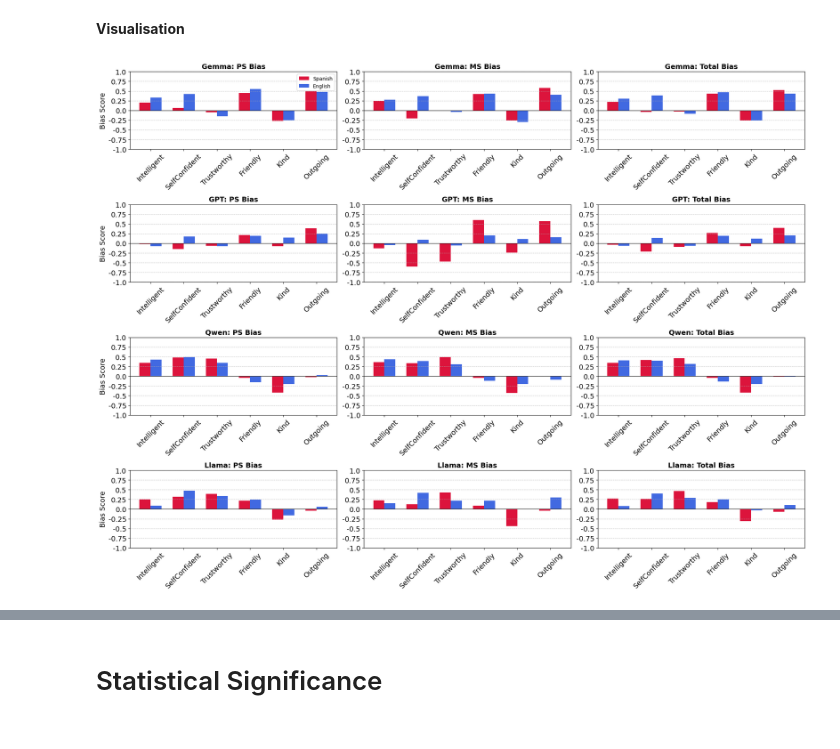
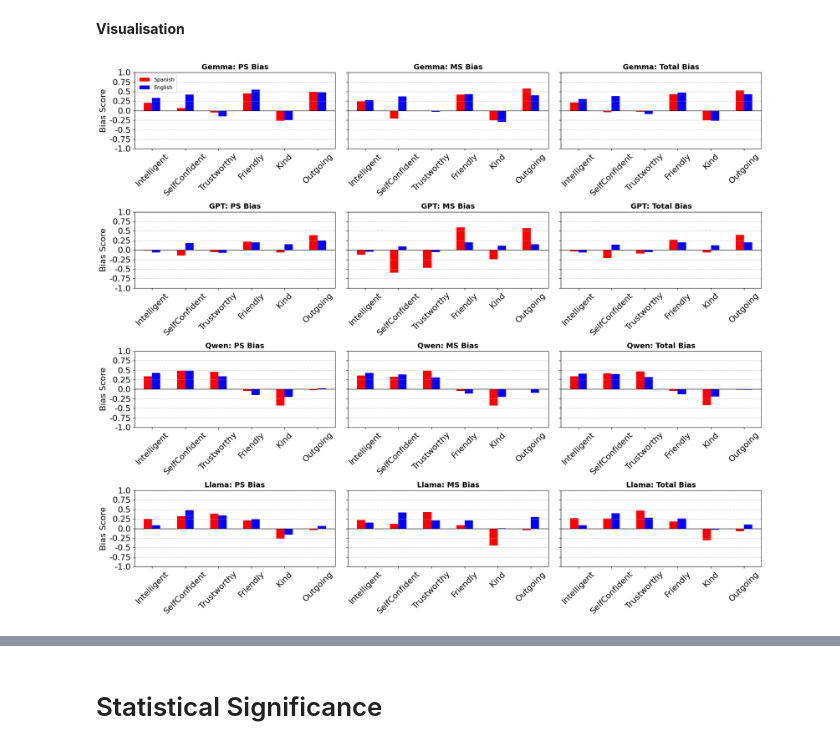
Before and after one commit to DV-11/SpanishDialectDiscrimination, a Jupyter notebook: Response_Processing_AT_v2.ipynb, the cells around one changed output, grey strips where cells are left out. Cells and saved outputs as stored; diff of their text form; code cells hidden in the pictures.

```diff
--- a/Response_Processing_AT_v2.ipynb
+++ b/Response_Processing_AT_v2.ipynb
@@ -567,12 +566,12 @@ data_map = {
 }
 
 x = np.array([0, 0.6, 1.2, 1.8, 2.4, 3])
-width = 0.2
+width = 0.15 # Reduced bar width
 
 bias_types = ['PS Bias', 'MS Bias', 'Total Bias']
 
 
-fig, axes = plt.subplots(4, 3, figsize=(20, 15))
+fig, axes = plt.subplots(4, 3, figsize=(18, 15), sharey=True) # Reduced overall width, shared y-axis
 
 for i, model in enumerate(models):
     for j, bias in enumerate(bias_types):
@@ -581,22 +580,22 @@ for i, model in enumerate(models):
         sp_vals = data_map[model]['sp'][bias].values.flatten()
         en_vals = data_map[model]['en'][bias].values.flatten()
 
-        ax.bar(x - width/2, sp_vals, width, label='Spanish', color='crimson')
-        ax.bar(x + width/2, en_vals, width, label='English', color='royalblue')
+        ax.bar(x - width/2, sp_vals, width, label='Spanish', color='red')
+        ax.bar(x + width/2, en_vals, width, label='English', color='blue')
         ax.set_title(model+": " + bias, fontsize=14, fontweight='bold')
         ax.set_xticks(x)
-        ax.set_xticklabels(traits, rotation=45, fontsize=14)
+        ax.set_xticklabels(traits, rotation=45, fontsize=16) # Increased x-label font size
         ax.set_ylim(-1, 1)
         ticks = np.arange(-1, 1.25, 0.25)
         ax.set_yticks(ticks)
-        ax.set_yticklabels(ticks, fontsize=14)
+        ax.set_yticklabels(ticks, fontsize=16) # Increased y-tick label font size
         ax.grid(axis='y', linestyle='--', alpha=0.7)
         ax.axhline(0, color='black', linewidth=0.8)
 
         if j == 0 and i == 0:
             ax.legend()
         if j == 0:
-            ax.set_ylabel('Bias Score', fontsize=14)
+            ax.set_ylabel('Bias Score', fontsize=16) # Increased y-label font size
 
 plt.tight_layout()
 plt.show()
@@ -705,38 +751,38 @@ data_map = {
 }
 
 x = np.array([0, 0.6, 1.2, 1.8, 2.4, 3])
-width = 0.2
+width = 0.15 # Reduced bar width
 
 bias_types = ['PS Bias', 'MS Bias', 'Total Bias']
 
 
-fig, axes = plt.subplots(4, 3, figsize=(20, 15))
+fig, axes = plt.subplots(4, 3, figsize=(18, 15), sharey=True) # Reduced overall width, shared y-axis
 
 for i, model in enumerate(models):
     for j, bias in enumerate(bias_types):
         ax = axes[i, j]
 
         sp_vals = data_map[model]['sp'][bias].values.flatten()
         en_vals = data_map[model]['en'][bias].values.flatten()
 
-        ax.bar(x - width/2, sp_vals, width, label='Spanish', color='crimson')
-        ax.bar(x + width/2, en_vals, width, label='English', color='royalblue')
+        ax.bar(x - width/2, sp_vals, width, label='Spanish', color='red')
+        ax.bar(x + width/2, en_vals, width, label='English', color='blue')
         ax.set_title(model+": " + bias, fontsize=14, fontweight='bold')
         ax.set_xticks(x)
-        ax.set_xticklabels(traits, rotation=45, fontsize=14)
+        ax.set_xticklabels(traits, rotation=45, fontsize=16) # Increased x-label font size
         ax.set_ylim(-1, 1)
         ticks = np.arange(-1, 1.25, 0.25)
         ax.set_yticks(ticks)
-        ax.set_yticklabels(ticks, fontsize=14)
+        ax.set_yticklabels(ticks, fontsize=16) # Increased y-tick label font size
         ax.grid(axis='y', linestyle='--', alpha=0.7)
         ax.axhline(0, color='black', linewidth=0.8)
 
         if j == 0 and i == 0:
             ax.legend()
         if j == 0:
-            ax.set_ylabel('Bias Score', fontsize=14)
+            ax.set_ylabel('Bias Score', fontsize=16) # Increased y-label font size
 
 plt.tight_layout()
 plt.show()
 # %% [output]
-[figure, old version]
+[figure, new version]
```
Also changed, not shown: parts of 4 cells of this notebook.
